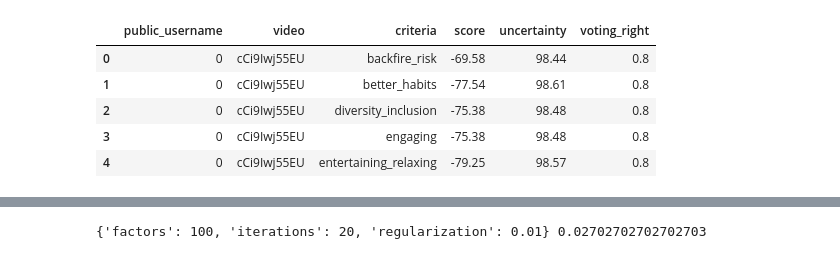
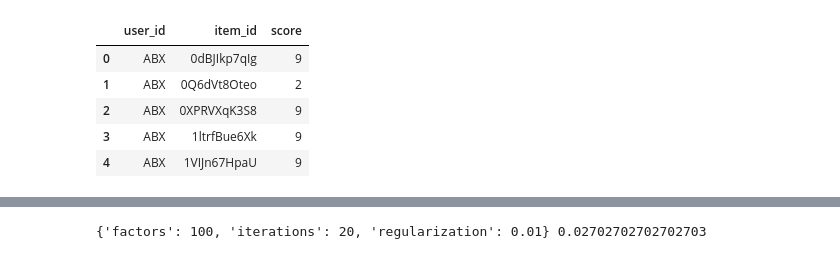
Before and after one commit to Zekarim/PA, a Jupyter notebook: Tournesol/implicit_als.ipynb, the cells around one changed output, grey strips where cells are left out. Saved outputs shown, nothing was run; the diff lists cells and outputs as text; code cells hidden in the pictures.

```diff
--- a/Tournesol/implicit_als.ipynb
+++ b/Tournesol/implicit_als.ipynb
@@ -13,11 +8,11 @@ def convert_to_original(score):
 # %%
-file = "tournesol_dataset/individual_criteria_scores.csv"
+file = "data_100.csv"
 df = pd.read_csv(file)
 df.head()
 # %% [output]
-|  | public_username | video | criteria | score | uncertainty | voting_right |
-| 0 | 0 | cCi9Iwj55EU | backfire_risk | -69.58 | 98.44 | 0.8 |
-| 1 | 0 | cCi9Iwj55EU | better_habits | -77.54 | 98.61 | 0.8 |
-| 2 | 0 | cCi9Iwj55EU | diversity_inclusion | -75.38 | 98.48 | 0.8 |
-| 3 | 0 | cCi9Iwj55EU | engaging | -75.38 | 98.48 | 0.8 |
-| 4 | 0 | cCi9Iwj55EU | entertaining_relaxing | -79.25 | 98.57 | 0.8 |
+|  | user_id | item_id | score |
+| 0 | ABX | 0dBJIkp7qIg | 9 |
+| 1 | ABX | 0Q6dVt8Oteo | 2 |
+| 2 | ABX | 0XPRVXqK3S8 | 9 |
+| 3 | ABX | 1ltrfBue6Xk | 9 |
+| 4 | ABX | 1VIJn67HpaU | 9 |
```
Also changed, not shown: parts of 11 cells of this notebook, 12 other files.
